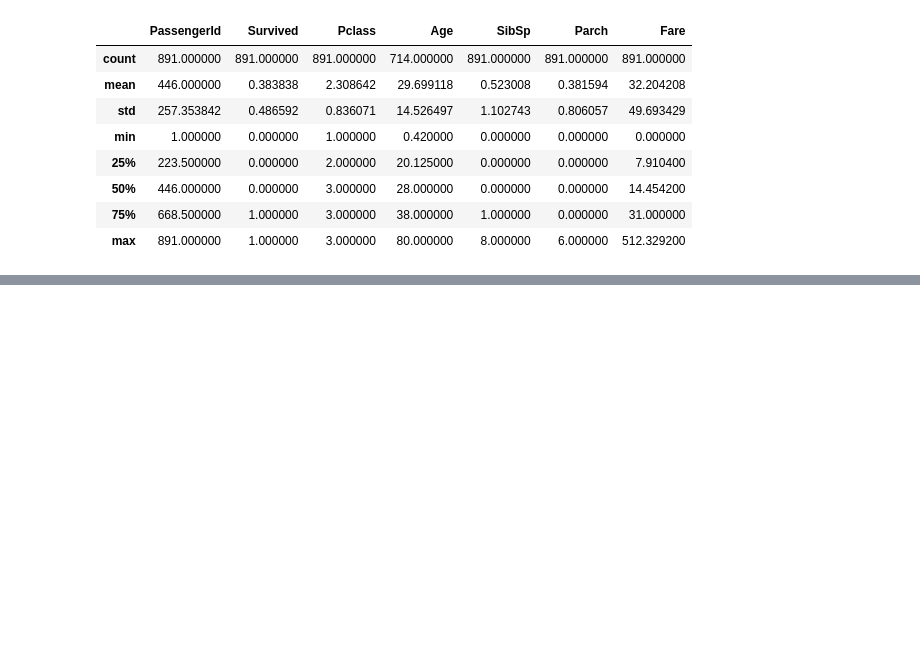
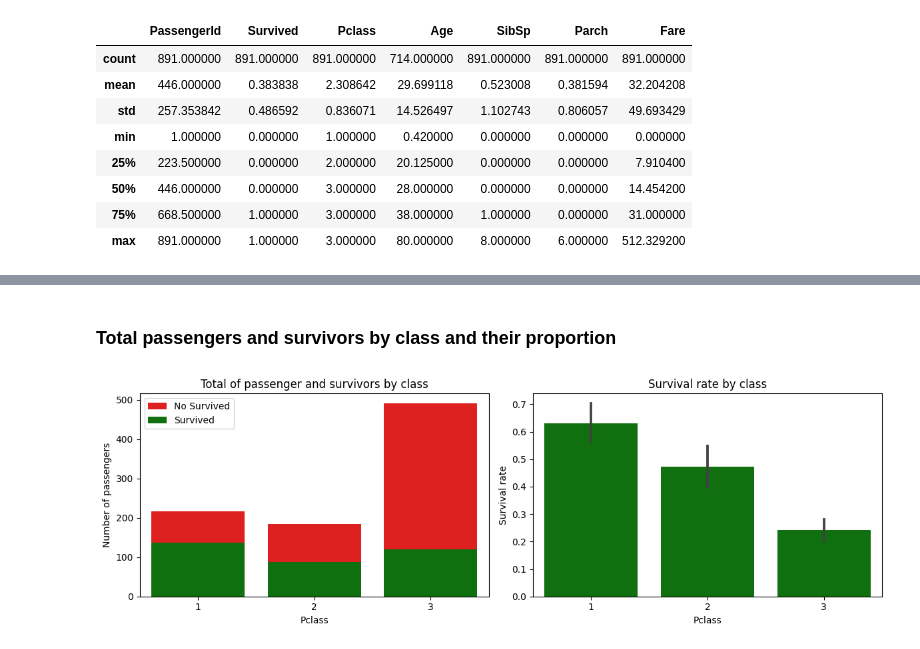
Before and after one commit to plss12/Titanic-Survivors-Prediction, a Jupyter notebook: titanic-survivors-prediction.ipynb, the cells around one changed output, grey strips where cells are left out. Cells and saved outputs as stored; diff of their text form; code cells hidden in the pictures; blank space fills up the shorter version.

```diff
--- a/titanic-survivors-prediction.ipynb
+++ b/titanic-survivors-prediction.ipynb
@@ -207,0 +184,21 @@ plt.show()
+# %% [markdown]
+### Total passengers and survivors by class and their proportion
+# %%
+class_stats = train_df.groupby('Pclass')['Survived'].agg(total='count', survived='sum')
+
+fig, axes = plt.subplots(1, 2, figsize=(12, 4))
+
+sns.barplot(x=class_stats.index, y=class_stats['total'], color='red', label="No Survived", ax=axes[0])
+sns.barplot(x=class_stats.index, y=class_stats['survived'], color='green', label="Survived", ax=axes[0])
+axes[0].set_title('Total of passenger and survivors by class')
+axes[0].set_ylabel('Number of passengers')
+axes[0].legend()
+
+sns.barplot(x='Pclass', y='Survived', data=train_df, color='green', ax=axes[1])
+axes[1].set_title('Survival rate by class')
+axes[1].set_ylabel('Survival rate')
+
+plt.tight_layout()
+plt.show()
+# %% [output]
+[figure, added]
```
Also changed, not shown: parts of 48 cells of this notebook.
